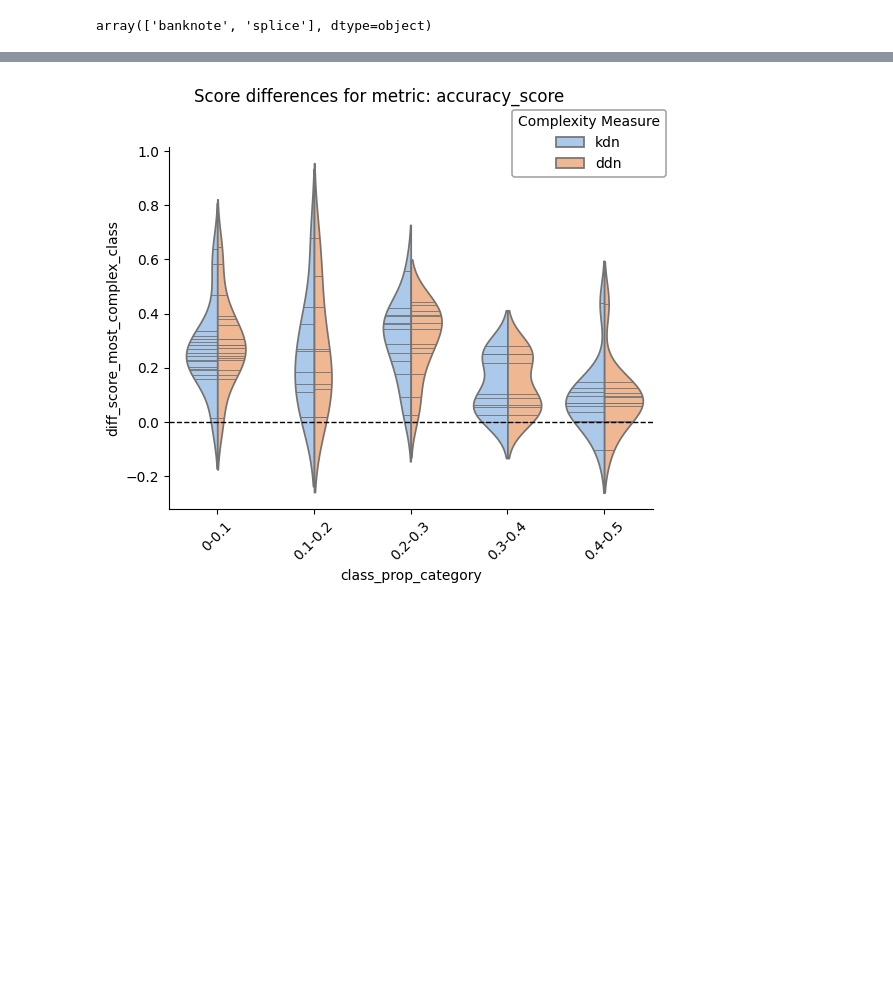
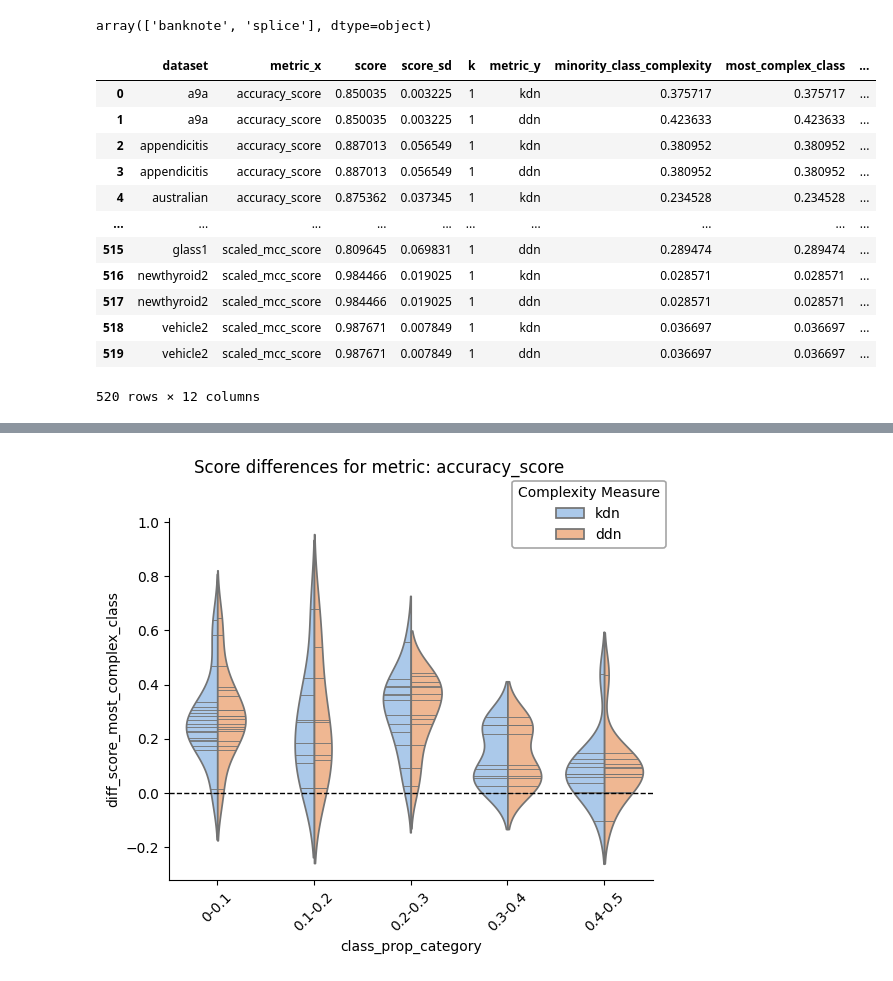
Before and after one commit to URJCDSLab/dynamic_disagreeing_neighbors, a Jupyter notebook: notebooks/complexity_across_models_and_imbalance.ipynb, the cells around one changed output, grey strips where cells are left out. Drawn from its saved outputs; the diff is of its cells as text; code cells hidden in the pictures; blank space fills up the shorter version.

```diff
--- a/notebooks/complexity_across_models_and_imbalance.ipynb
+++ b/notebooks/complexity_across_models_and_imbalance.ipynb
@@ -39,0 +109,16 @@ array(['banknote', 'splice'], dtype=object)
+# %%
+df_merged
+# %% [output]
+|  | dataset | metric_x | score | score_sd | k | metric_y | minority_class_complexity | most_complex_class | ... |
+| 0 | a9a | accuracy_score | 0.850035 | 0.003225 | 1 | kdn | 0.375717 | 0.375717 | ... |
+| 1 | a9a | accuracy_score | 0.850035 | 0.003225 | 1 | ddn | 0.423633 | 0.423633 | ... |
+| 2 | appendicitis | accuracy_score | 0.887013 | 0.056549 | 1 | kdn | 0.380952 | 0.380952 | ... |
+| 3 | appendicitis | accuracy_score | 0.887013 | 0.056549 | 1 | ddn | 0.380952 | 0.380952 | ... |
+| 4 | australian | accuracy_score | 0.875362 | 0.037345 | 1 | kdn | 0.234528 | 0.234528 | ... |
+| ... | ... | ... | ... | ... | ... | ... | ... | ... | ... |
+| 515 | glass1 | scaled_mcc_score | 0.809645 | 0.069831 | 1 | ddn | 0.289474 | 0.289474 | ... |
+| 516 | newthyroid2 | scaled_mcc_score | 0.984466 | 0.019025 | 1 | kdn | 0.028571 | 0.028571 | ... |
+| 517 | newthyroid2 | scaled_mcc_score | 0.984466 | 0.019025 | 1 | ddn | 0.028571 | 0.028571 | ... |
+| 518 | vehicle2 | scaled_mcc_score | 0.987671 | 0.007849 | 1 | kdn | 0.036697 | 0.036697 | ... |
+| 519 | vehicle2 | scaled_mcc_score | 0.987671 | 0.007849 | 1 | ddn | 0.036697 | 0.036697 | ... |
+520 rows × 12 columns
```
Also changed, not shown: parts of 14 cells of this notebook, 1 other file.
